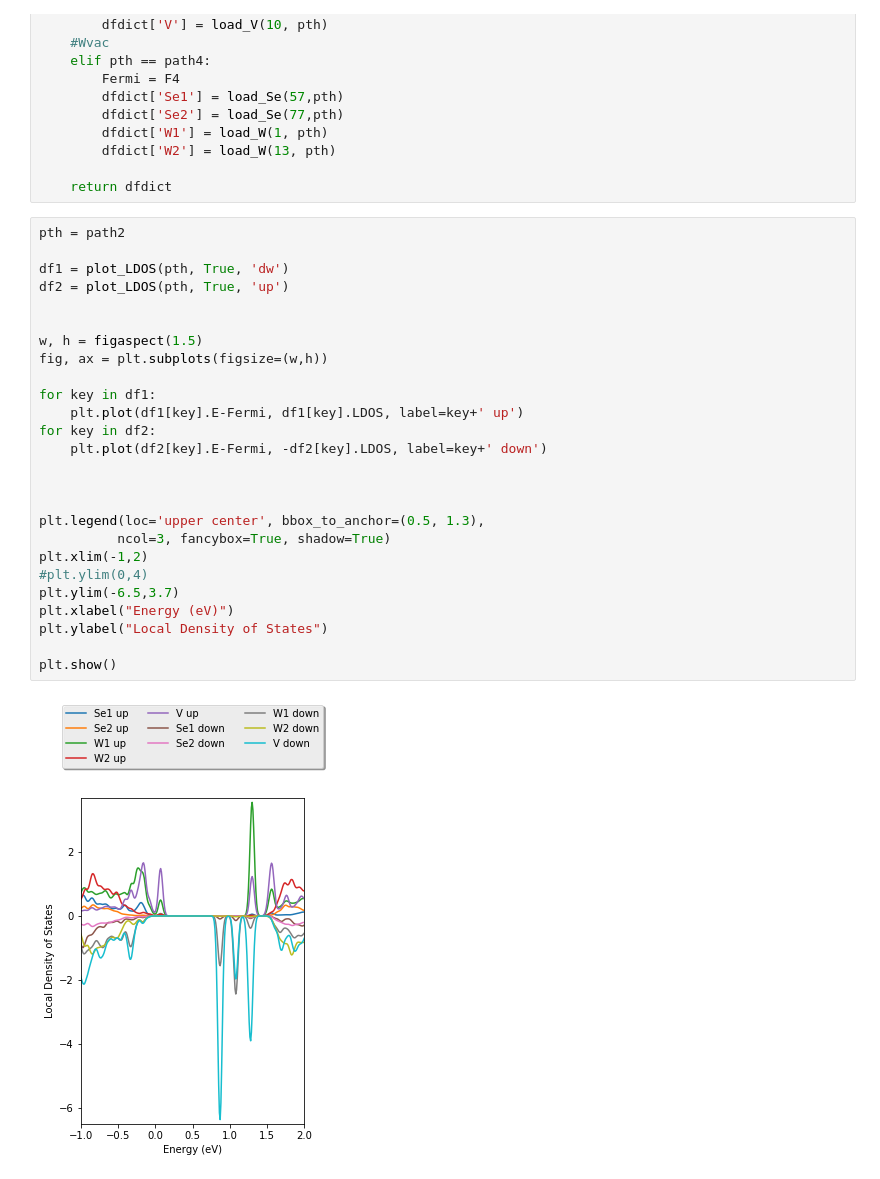
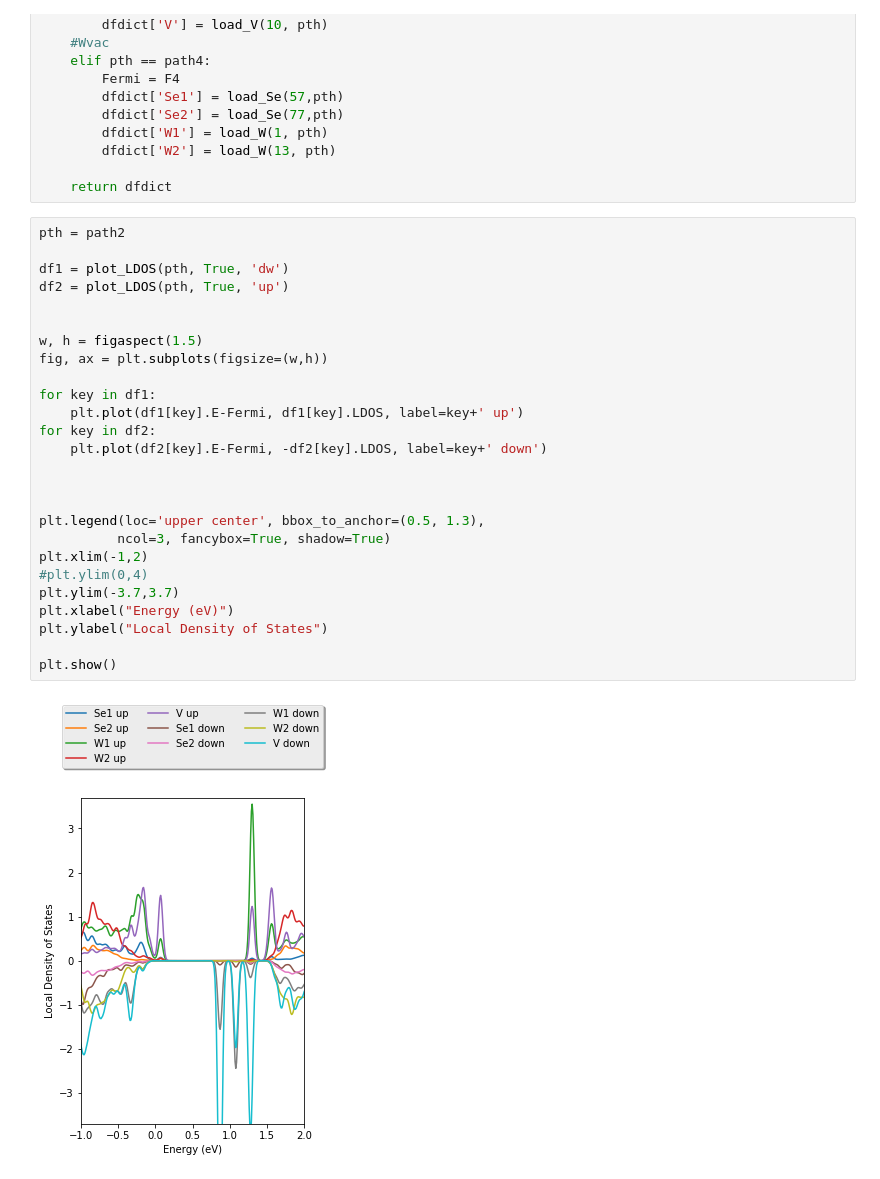
Before and after one commit to beachkory/Korea-STM-Project, a Jupyter notebook: plot_LDOS.ipynb, the cells around one changed output. Saved outputs shown, nothing was run; the diff lists cells and outputs as text.

```diff
--- a/plot_LDOS.ipynb
+++ b/plot_LDOS.ipynb
@@ -116,30 +116,30 @@ def plot_LDOS(path, spin, updown):
 # %%
 pth = path2
 
 df1 = plot_LDOS(pth, True, 'dw')
 df2 = plot_LDOS(pth, True, 'up')
 
 
 w, h = figaspect(1.5)
 fig, ax = plt.subplots(figsize=(w,h))
 
 for key in df1:
     plt.plot(df1[key].E-Fermi, df1[key].LDOS, label=key+' up')
 for key in df2:
     plt.plot(df2[key].E-Fermi, -df2[key].LDOS, label=key+' down')
 
 
 
 plt.legend(loc='upper center', bbox_to_anchor=(0.5, 1.3),
           ncol=3, fancybox=True, shadow=True)
 plt.xlim(-1,2)
 #plt.ylim(0,4)
-plt.ylim(-6.5,3.7)
+plt.ylim(-3.7,3.7)
 plt.xlabel("Energy (eV)")
 plt.ylabel("Local Density of States")
 
 plt.show()
 # %% [output]
-[figure, old version]
+[figure, new version]
 # %%
 totdos = pd.read_csv(pth + "v.pdos_tot",sep="  ", comment='#', names = ['E', 'LDOSup', 'LDOSdw','PDOS1', 'PDOS2'])
```
Also changed, not shown: parts of 1 cell of this notebook, 28 other files.
